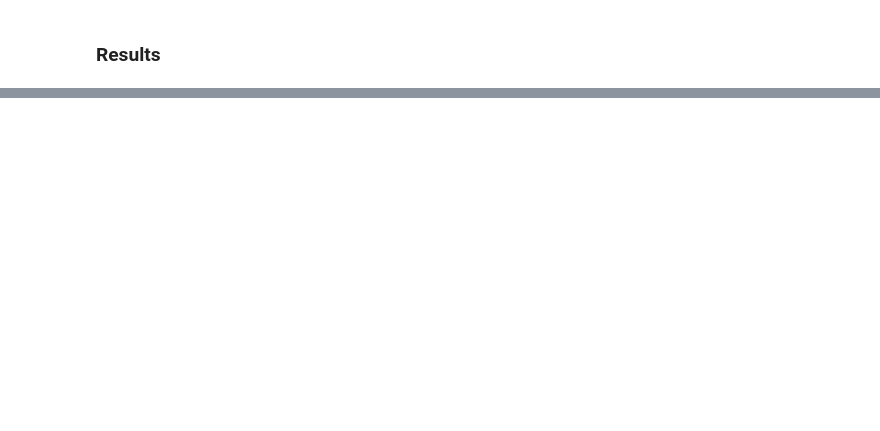
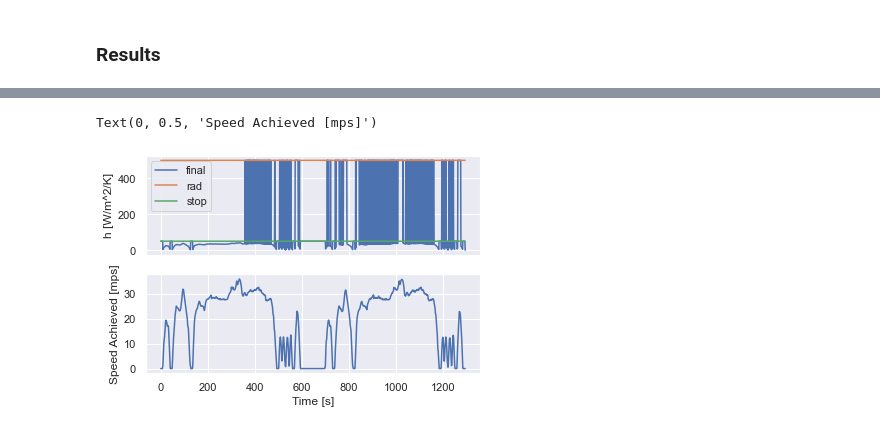
Before and after one commit to NREL/fastsim, a Jupyter notebook: docs/hot_demo.ipynb, the cells around one changed output, grey strips where cells are left out. Cells and saved outputs as stored; diff of their text form; code cells hidden in the pictures; blank space fills up the shorter version.

```diff
--- a/docs/hot_demo.ipynb
+++ b/docs/hot_demo.ipynb
@@ -207,0 +221,15 @@ Text(0, 0.5, 'Speed Achieved [mps]')
+# %%
+fig, (ax1, ax2) = plt.subplots(2, 1, sharex=True)
+ax1.plot(cyc.cycSecs, sim_drive.hFcToAmb, label='final')
+ax1.plot(cyc.cycSecs, sim_drive.hFcToAmbRad * np.ones(len(cyc.cycSecs)),
+         label='rad')
+ax1.plot(cyc.cycSecs, sim_drive.hFcToAmbStop * np.ones(len(cyc.cycSecs)),
+         label='stop')
+ax1.set_ylabel('h [W/m^2/K]')
+ax1.legend()
+ax2.plot(cyc.cycSecs, sim_drive.mpsAch)
+ax2.set_xlabel('Time [s]')
+ax2.set_ylabel('Speed Achieved [mps]')
+# %% [output]
+Text(0, 0.5, 'Speed Achieved [mps]')
+[figure, added]
```
Also changed, not shown: parts of 6 cells of this notebook, 1 other file.
